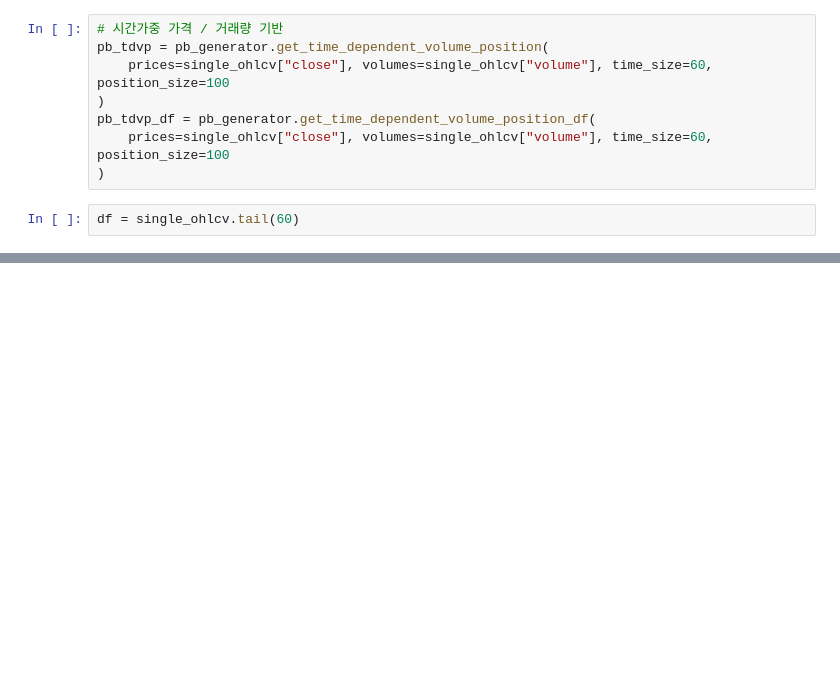
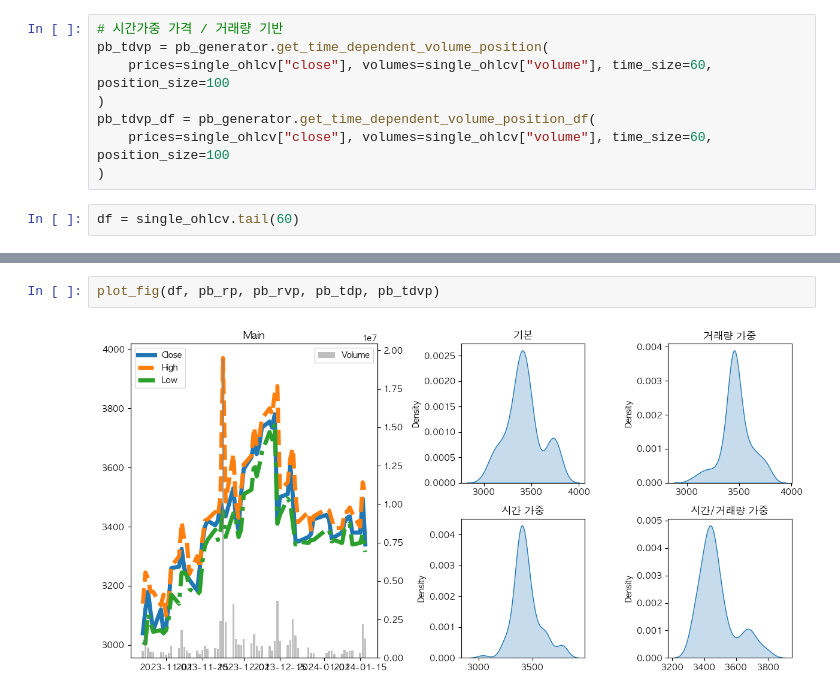
Before and after one commit to jackmappotion/system_trading_pa, a Jupyter notebook: example.ipynb, the cells around one changed output, grey strips where cells are left out. Saved outputs shown, nothing was run; the diff lists cells and outputs as text; blank space fills up the shorter version.

```diff
--- a/example.ipynb
+++ b/example.ipynb
@@ -227,0 +71,4 @@ plt.show()
+# %%
+plot_fig(df, pb_rp, pb_rvp, pb_tdp, pb_tdvp)
+# %% [output]
+[figure, added]
```
Also changed, not shown: parts of 12 cells of this notebook.
